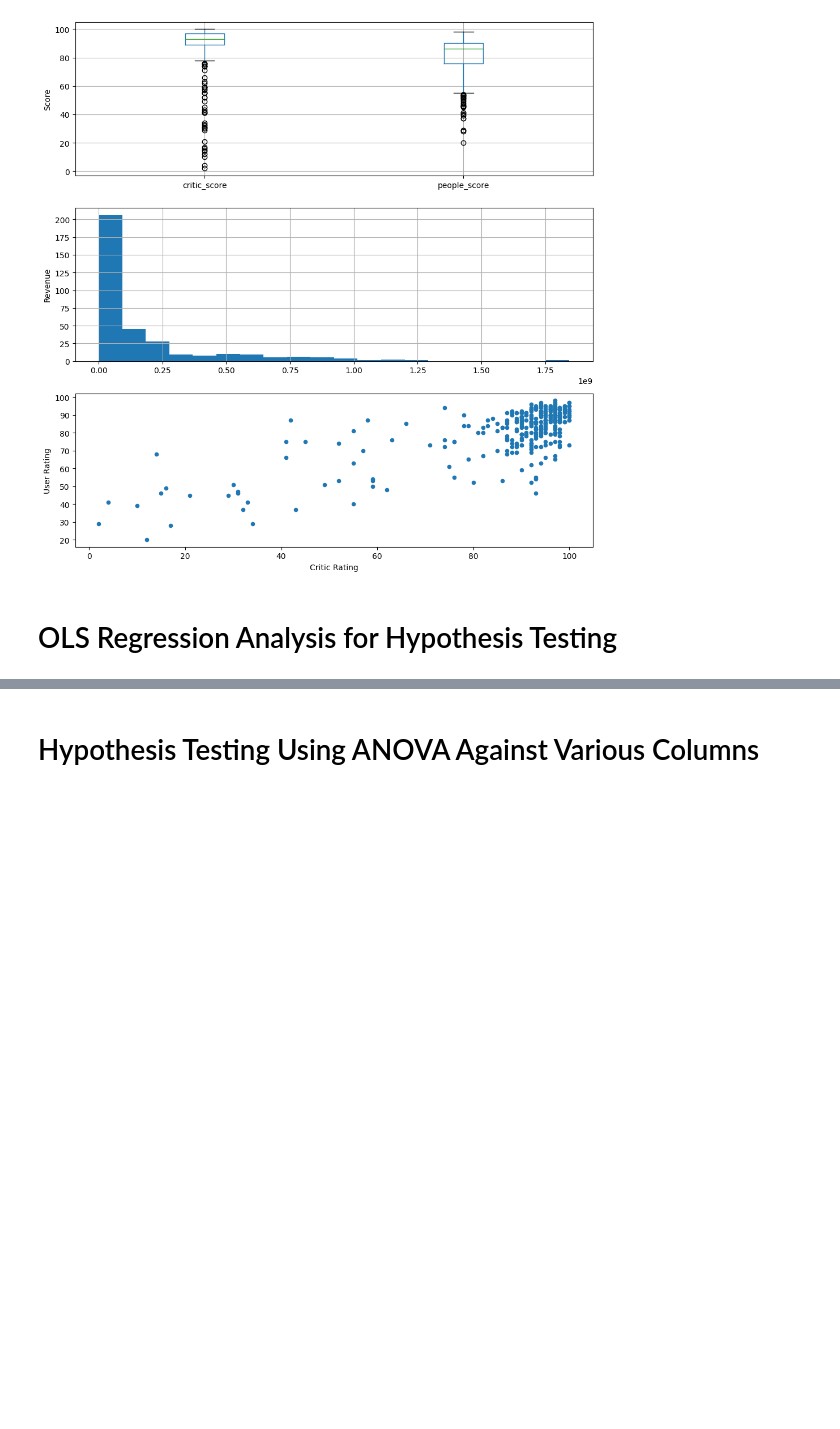
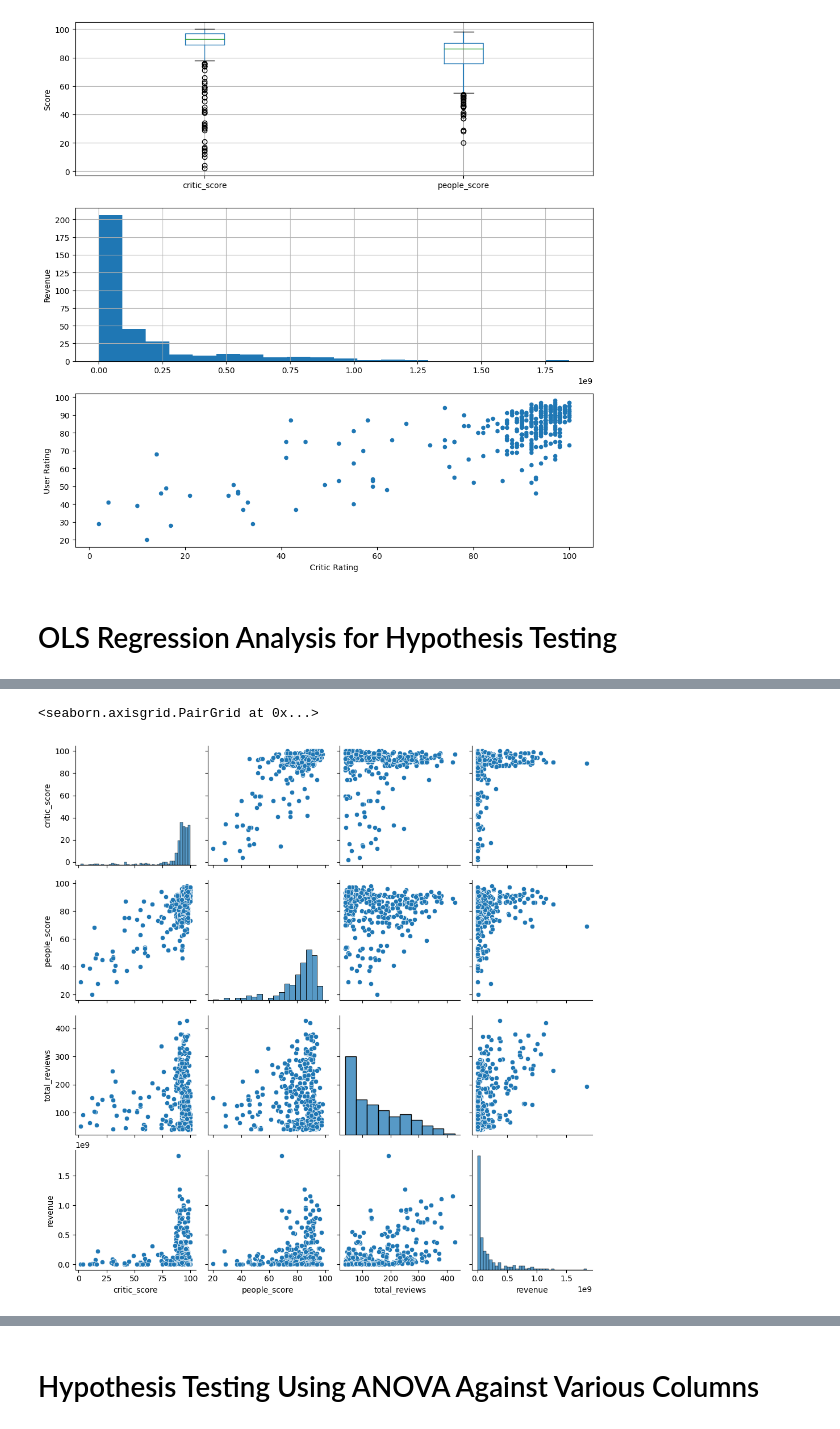
Before and after one commit to nbj0614/Final-Project-2, a Jupyter notebook: notebooks/final_project.ipynb, the cells around one changed output, grey strips where cells are left out. Drawn from its saved outputs; the diff is of its cells as text; code cells hidden in the pictures; blank space fills up the shorter version.

Commit message:
Add pairplot and more linear regressions

```diff
--- a/notebooks/final_project.ipynb
+++ b/notebooks/final_project.ipynb
@@ -164,0 +175,6 @@ Alternative hypothesis: There is a significant relationship between critic_score
+# %%
+sns.pairplot(data=movies,
+            vars=['critic_score', 'people_score', 'total_reviews', 'revenue'])
+# %% [output]
+<seaborn.axisgrid.PairGrid at 0x...>
+[figure, added]
```
Also changed, not shown: parts of 7 cells of this notebook.
